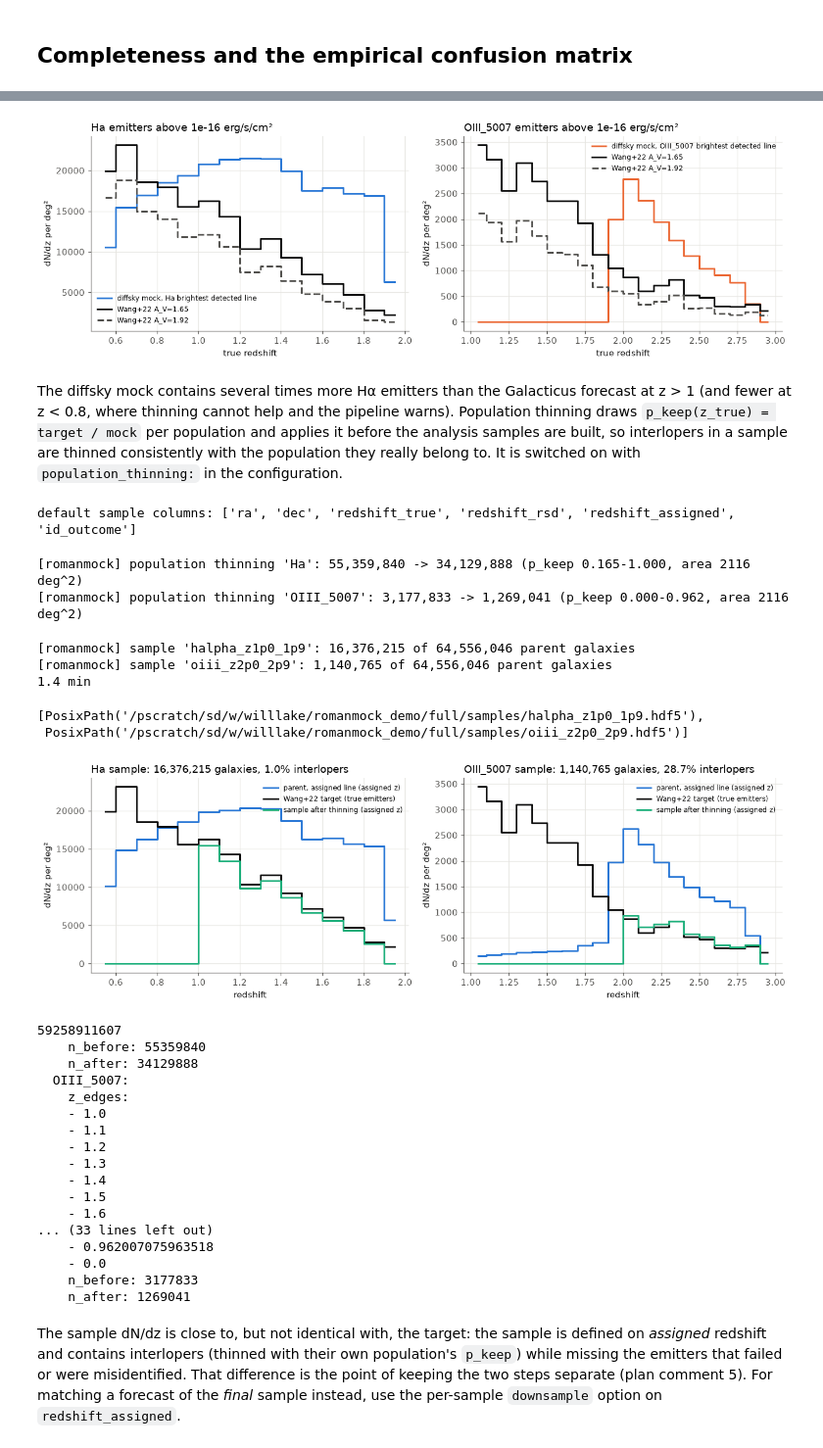
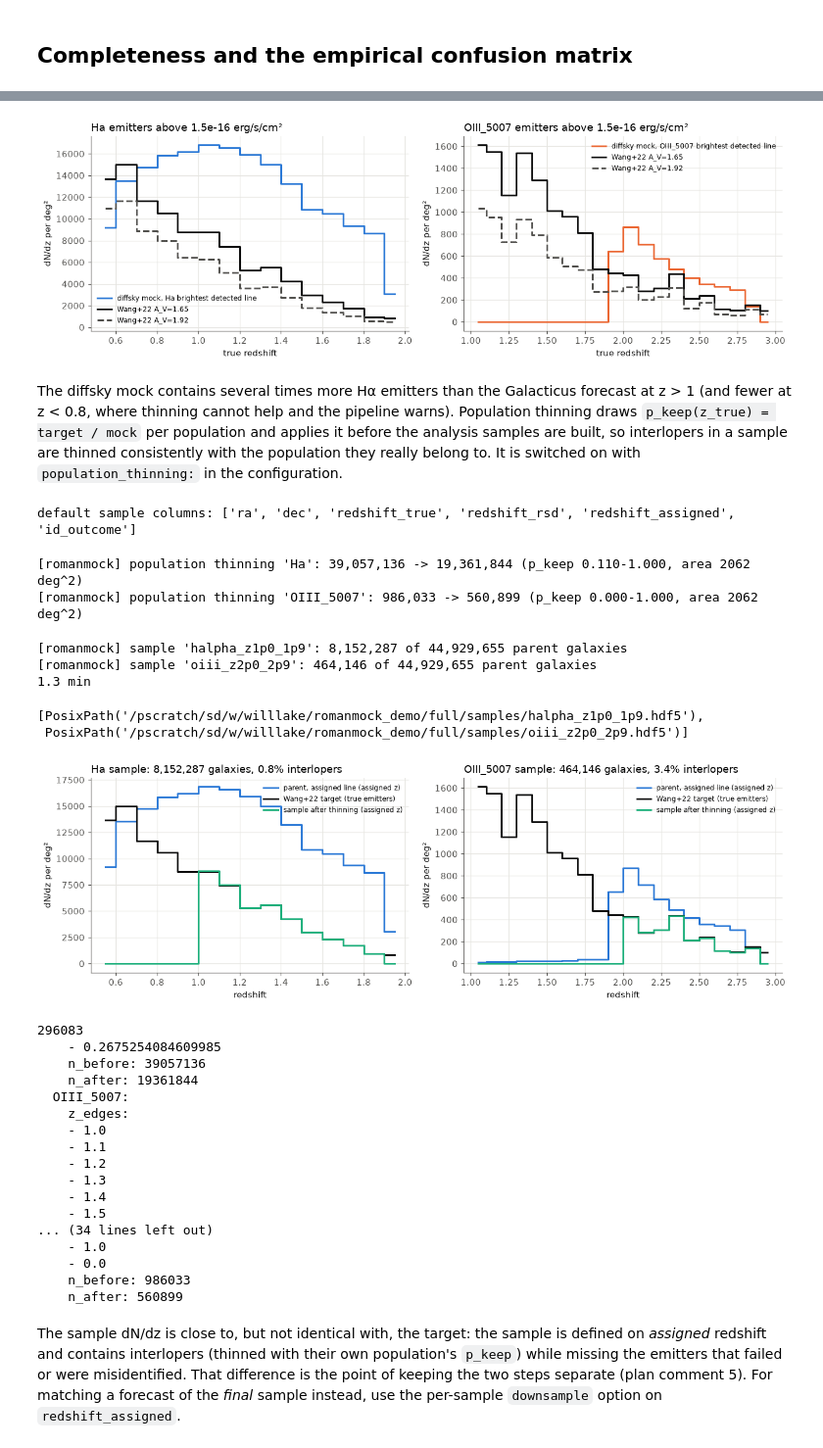
Before and after one commit to willlake/RomanMock, a Jupyter notebook: notebooks/05_full_run.ipynb, the cells around one changed output, grey strips where cells are left out. Shown at 98% size. Drawn from its saved outputs; the diff is of its cells as text; code cells hidden in the pictures.

```diff
--- a/notebooks/05_full_run.ipynb
+++ b/notebooks/05_full_run.ipynb
@@ -27,6 +27,7 @@ os.makedirs(WORK, exist_ok=True)
 # %%
 import time
 from romanmock import RomanMockConfig, RomanMockPipeline
+from romanmock.roman import DEFAULT_LINE_FLUX_LIMIT as FLUX_LIMIT
 
 from romanmock.io import memory_budget_gb, suggest_n_workers
 
@@ -41,17 +42,16 @@ cfg = RomanMockConfig.from_dict({
     "output": {"dir": OUT_DIR, "overwrite": False,
                "passthrough_columns": ["ra", "dec", "redshift_true"]},          # plus redshift_rsd, redshift_assigned, id_outcome, identification columns
     "line_set": "roman_transitions",
-    "sensitivity": {"type": "constant", "flux_limit": 1e-16, "wave_range": [10000.0, 19300.0]},
+    "sensitivity": {"type": "constant", "flux_limit": FLUX_LIMIT, "wave_range": [10000.0, 19300.0]},
     "detection": {"type": "threshold"},
-    "confusion": {"type": "matrix", "default_p_fail": 0.02, "rows": {      # assumed scenario, not a calibration
-        "Ha":        {"OIII_5007": 0.05, "OII_3727": 0.03, "fail": 0.05},
-        "OIII_5007": {"Ha": 0.15, "OII_3727": 0.05, "fail": 0.05},
-        "OII_3727":  {"Ha": 0.15, "OIII_5007": 0.10, "fail": 0.10},
-        "Hb":        {"Ha": 0.30, "OIII_5007": 0.30, "fail": 0.20}}},
+    # confusion: omitted -> the package default scenario (romanmock.config.DEFAULT_CONFUSION_ROWS):
+    #   true Ha called [O III] 5007 with p = 0.005; true [O III] 5007, [S III] 9532 called Ha with p = 0.05;
+    #   true Hb called [O III] 5007 with p = 0.05; no failures. An assumed scenario, not a calibration.
     "seed": 2026,
 })
 os.makedirs(OUT_DIR, exist_ok=True)
 cfg.to_yaml(os.path.join(OUT_DIR, "config.yaml"))     # reusable with: romanmock run .../config.yaml --workers 32
 pipe = RomanMockPipeline(cfg)
 print(pipe.line_set.describe())
+print(pipe.confusion)
 # %% [output]
@@ -237,17 +238,17 @@ from romanmock.reference_dndz import wang2022_bins
 
 fig, axes = plt.subplots(1, 2, figsize=(12, 4))
 for ax, name in zip(axes, ["Ha", "OIII_5007"]):
-    edges, ref = wang2022_bins(name, 1e-16, 1.65)
-    _, ref192 = wang2022_bins(name, 1e-16, 1.92)
+    edges, ref = wang2022_bins(name, FLUX_LIMIT, 1.65)
+    _, ref192 = wang2022_bins(name, FLUX_LIMIT, 1.92)
     sel = pdata["line_true"] == pipe.line_set.bit(name)
     zc = 0.5 * (edges[1:] + edges[:-1])
     ax.step(zc, dndz(pdata["redshift_rsd"][sel], edges, area), where="mid", color=plotting.feature_color(name), label=f"diffsky mock, {name} brightest detected line")
     ax.step(zc, ref, where="mid", color=plotting.TEXT_PRIMARY, label="Wang+22 A_V=1.65")
     ax.step(zc, ref192, where="mid", color=plotting.TEXT_SECONDARY, ls="--", label="Wang+22 A_V=1.92")
-    ax.set_xlabel("true redshift"); ax.set_ylabel("dN/dz per deg²"); ax.set_title(f"{name} emitters above 1e-16 erg/s/cm²"); ax.legend(fontsize=8)
+    ax.set_xlabel("true redshift"); ax.set_ylabel("dN/dz per deg²"); ax.set_title(f"{name} emitters above {FLUX_LIMIT:.1e} erg/s/cm²"); ax.legend(fontsize=8)
 plt.tight_layout(); plt.show()
 # %% [output]
-[figure, old version]
+[figure, new version]
 # %% [markdown]
 The diffsky mock contains several times more Hα emitters than the Galacticus forecast at z > 1
 (and fewer at z < 0.8, where thinning cannot help and the pipeline warns). Population thinning
@@ -273,33 +274,34 @@ print(f"{(time.time() - t0) / 60:.1f} min")
 sample_files
 # %% [output]
 default sample columns: ['ra', 'dec', 'redshift_true', 'redshift_rsd', 'redshift_assigned', 'id_outcome']
-[romanmock] population thinning 'Ha': 55,359,840 -> 34,129,888 (p_keep 0.165-1.000, area 2116 deg^2)
-[romanmock] population thinning 'OIII_5007': 3,177,833 -> 1,269,041 (p_keep 0.000-0.962, area 2116 deg^2)
+[romanmock] population thinning 'Ha': 39,057,136 -> 19,361,844 (p_keep 0.110-1.000, area 2062 deg^2)
+[romanmock] population thinning 'OIII_5007': 986,033 -> 560,899 (p_keep 0.000-1.000, area 2062 deg^2)
-[romanmock] sample 'halpha_z1p0_1p9': 16,376,215 of 64,556,046 parent galaxies
-[romanmock] sample 'oiii_z2p0_2p9': 1,140,765 of 64,556,046 parent galaxies
-1.4 min
+[romanmock] sample 'halpha_z1p0_1p9': 8,152,287 of 44,929,655 parent galaxies
+[romanmock] sample 'oiii_z2p0_2p9': 464,146 of 44,929,655 parent galaxies
+1.3 min
 [PosixPath('/pscratch/sd/w/willlake/romanmock_demo/full/samples/halpha_z1p0_1p9.hdf5'),
  PosixPath('/pscratch/sd/w/willlake/romanmock_demo/full/samples/oiii_z2p0_2p9.hdf5')]
 # %%
 fig, axes = plt.subplots(1, 2, figsize=(12, 4))
 for ax, path, name in zip(axes, sample_files, ["Ha", "OIII_5007"]):
     d = oc.open(path).select("redshift_assigned", "redshift_rsd", "id_outcome", "line_true").get_data("numpy", wrap_single=True)
-    edges, ref = wang2022_bins(name, 1e-16, 1.65)
+    edges, ref = wang2022_bins(name, FLUX_LIMIT, 1.65)
     zc = 0.5 * (edges[1:] + edges[:-1])
     sel = pdata["line_assigned"] == pipe.line_set.bit(name)
     ax.step(zc, dndz(pdata["redshift_assigned"][sel], edges, area), where="mid", color=plotting.CATEGORICAL[0], label="parent, assigned line (assigned z)")
     ax.step(zc, ref, where="mid", color=plotting.TEXT_PRIMARY, label="Wang+22 target (true emitters)")
     ax.step(zc, dndz(d["redshift_assigned"], edges, area), where="mid", color=plotting.CATEGORICAL[2], label="sample after thinning (assigned z)")
     misid = np.mean(d["id_outcome"] == 3)
     ax.set_xlabel("redshift"); ax.set_ylabel("dN/dz per deg²")
     ax.set_title(f"{name} sample: {len(d['redshift_assigned']):,} galaxies, {100 * misid:.1f}% interlopers"); ax.legend(fontsize=8)
 plt.tight_layout(); plt.show()
 print(open(os.path.join(OUT_DIR, "samples", "halpha_z1p0_1p9_metadata.yaml")).read()[-700:])
 # %% [output]
-[figure, old version]
+[figure, new version]
-59258911607
-    n_before: 55359840
-    n_after: 34129888
+296083
+    - 0.2675254084609985
+    n_before: 39057136
+    n_after: 19361844
   OIII_5007:
     z_edges:
     - 1.0
@@ -308,12 +310,11 @@ print(open(os.path.join(OUT_DIR, "samples", "halpha_z1p0_1p9_metadata.yaml")).re
     - 1.3
     - 1.4
     - 1.5
-    - 1.6
-... (33 lines left out)
-    - 0.962007075963518
+... (34 lines left out)
+    - 1.0
     - 0.0
-    n_before: 3177833
-    n_after: 1269041
+    n_before: 986033
+    n_after: 560899
 # %% [markdown]
 The sample dN/dz is close to, but not identical with, the target: the sample is defined on
 *assigned* redshift and contains interlopers (thinned with their own population's `p_keep`)
```
Also changed, not shown: parts of 11 cells of this notebook, 21 other files.
